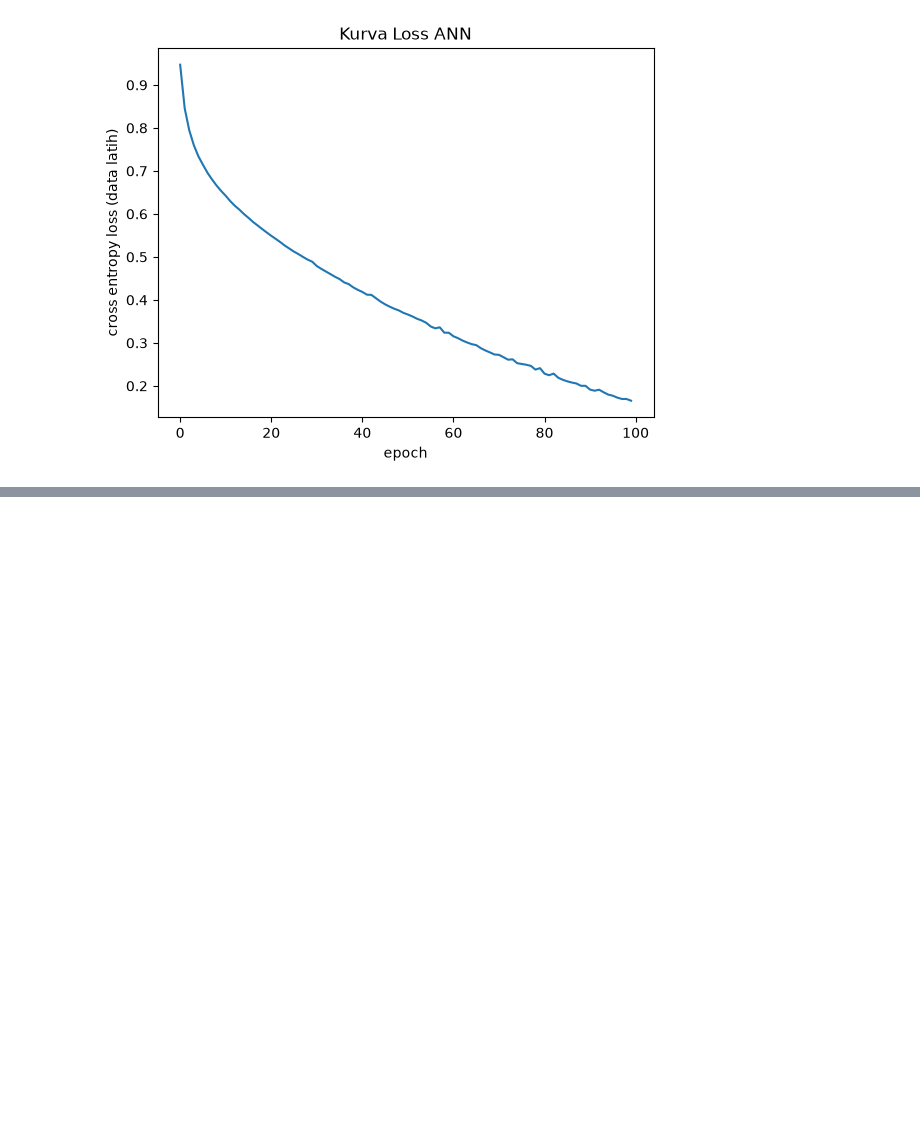
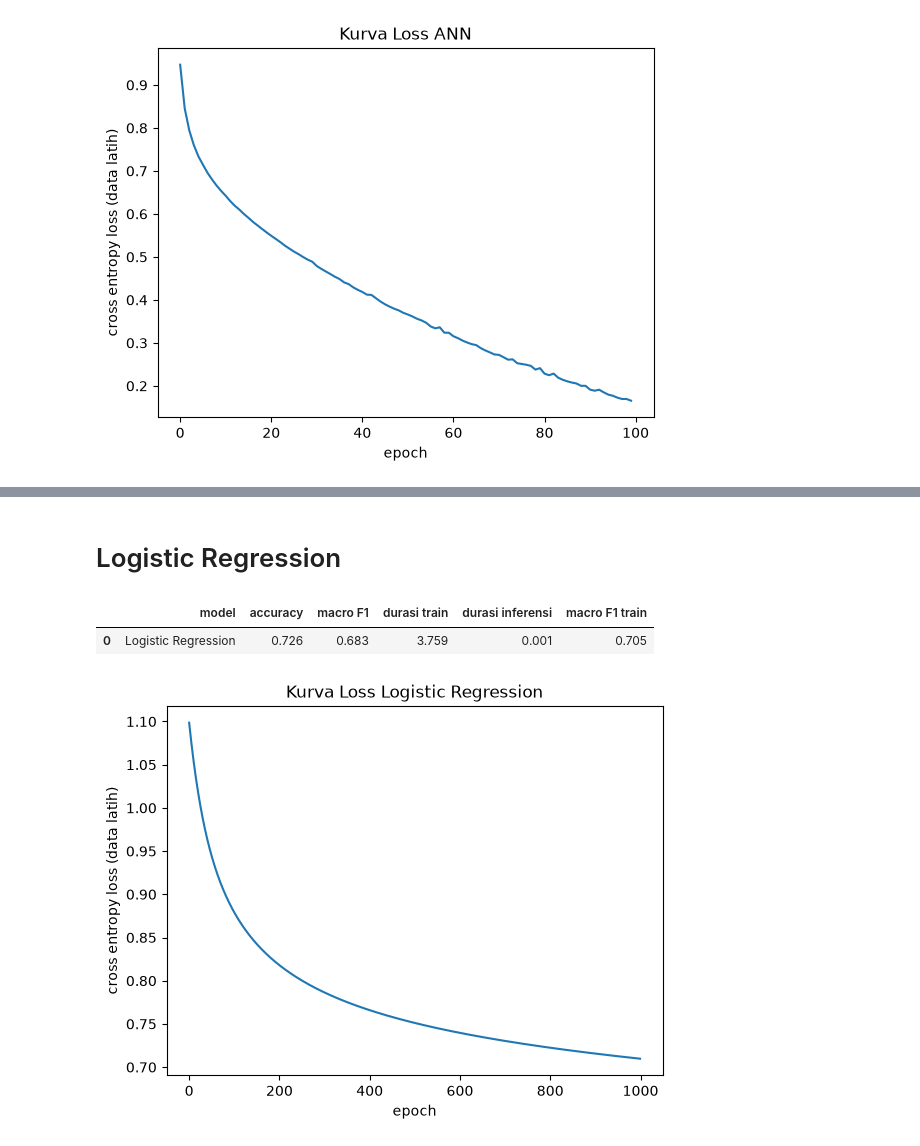
Before and after one commit to RuhullahReza/Project-2-Advanced-AI, a Jupyter notebook: model.ipynb, the cells around one changed output, grey strips where cells are left out. Cells and saved outputs as stored; diff of their text form; code cells hidden in the pictures; blank space fills up the shorter version.

Commit message:
Add Logistic Regression to Notebook

```diff
--- a/model.ipynb
+++ b/model.ipynb
@@ -942,0 +943,22 @@ Jumlah Prediksi yang Sama:  545 Jumlah data:  620
+# %% [markdown]
+# Logistic Regression
+# %%
+from models.logistic_regression import LogisticRegression
+
+lr = LogisticRegression(learning_rate=0.01, epochs=1000)
+
+hasil = evaluasi("Logistic Regression", lr, X_fit, y_fit, X_v, y_v)
+hasil["macro F1 train"] = f1_score(y_fit, lr.predict(X_fit), average="macro")
+
+pd.DataFrame([hasil]).round(3)
+# %% [output]
+|  | model | accuracy | macro F1 | durasi train | durasi inferensi | macro F1 train |
+| 0 | Logistic Regression | 0.726 | 0.683 | 3.759 | 0.001 | 0.705 |
+# %%
+plt.plot(lr.loss_history)
+plt.xlabel("epoch")
+plt.ylabel("cross entropy loss (data latih)")
+plt.title("Kurva Loss Logistic Regression")
+plt.show()
+# %% [output]
+[figure, added]
```
Also changed, not shown: parts of 16 cells of this notebook, 1 other file.
